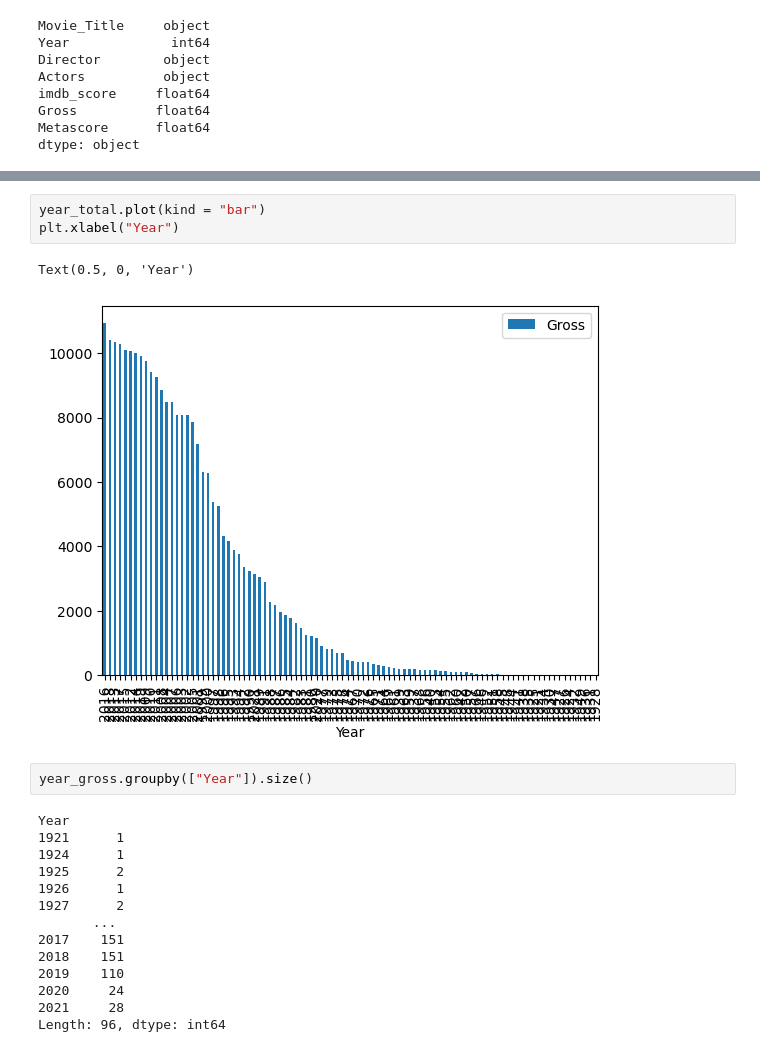
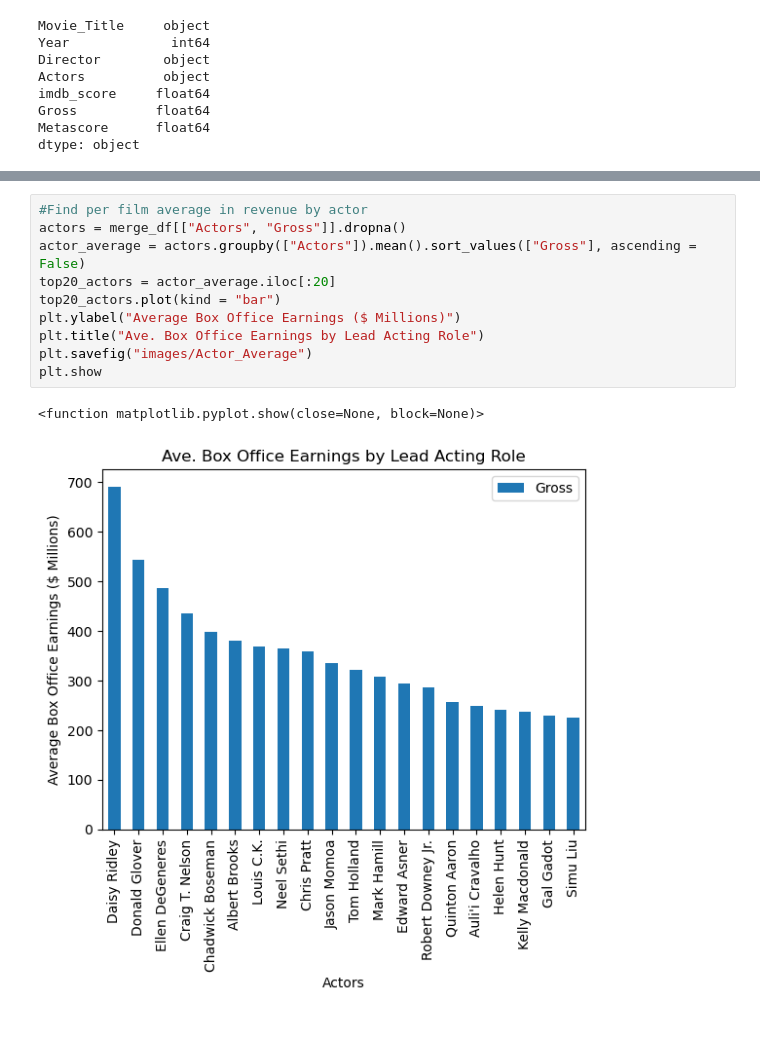
Before and after one commit to Reagz24/Project1_Team6, a Jupyter notebook: Movie_Analysis.ipynb, the cells around one changed output, grey strips where cells are left out. Saved outputs shown, nothing was run; the diff lists cells and outputs as text.

```diff
--- a/Movie_Analysis.ipynb
+++ b/Movie_Analysis.ipynb
@@ -255,22 +198,13 @@ Text(0.5, 0, 'Year')
-# %%
-year_total.plot(kind = "bar")
-plt.xlabel("Year")
-# %% [output]
-Text(0.5, 0, 'Year')
-[figure, removed]
-# %%
-year_gross.groupby(["Year"]).size()
-# %% [output]
-Year
-1921      1
-1924      1
-1925      2
-1926      1
-1927      2
-       ...
-2017    151
-2018    151
-2019    110
-2020     24
-2021     28
-Length: 96, dtype: int64
+# %%
+#Find per film average in revenue by actor
+actors = merge_df[["Actors", "Gross"]].dropna()
+actor_average = actors.groupby(["Actors"]).mean().sort_values(["Gross"], ascending = False)
+top20_actors = actor_average.iloc[:20]
+top20_actors.plot(kind = "bar")
+plt.ylabel("Average Box Office Earnings ($ Millions)")
+plt.title("Ave. Box Office Earnings by Lead Acting Role")
+plt.savefig("images/Actor_Average")
+plt.show
+# %% [output]
+<function matplotlib.pyplot.show(close=None, block=None)>
+[figure, added]
```
Also changed, not shown: parts of 22 cells of this notebook.
